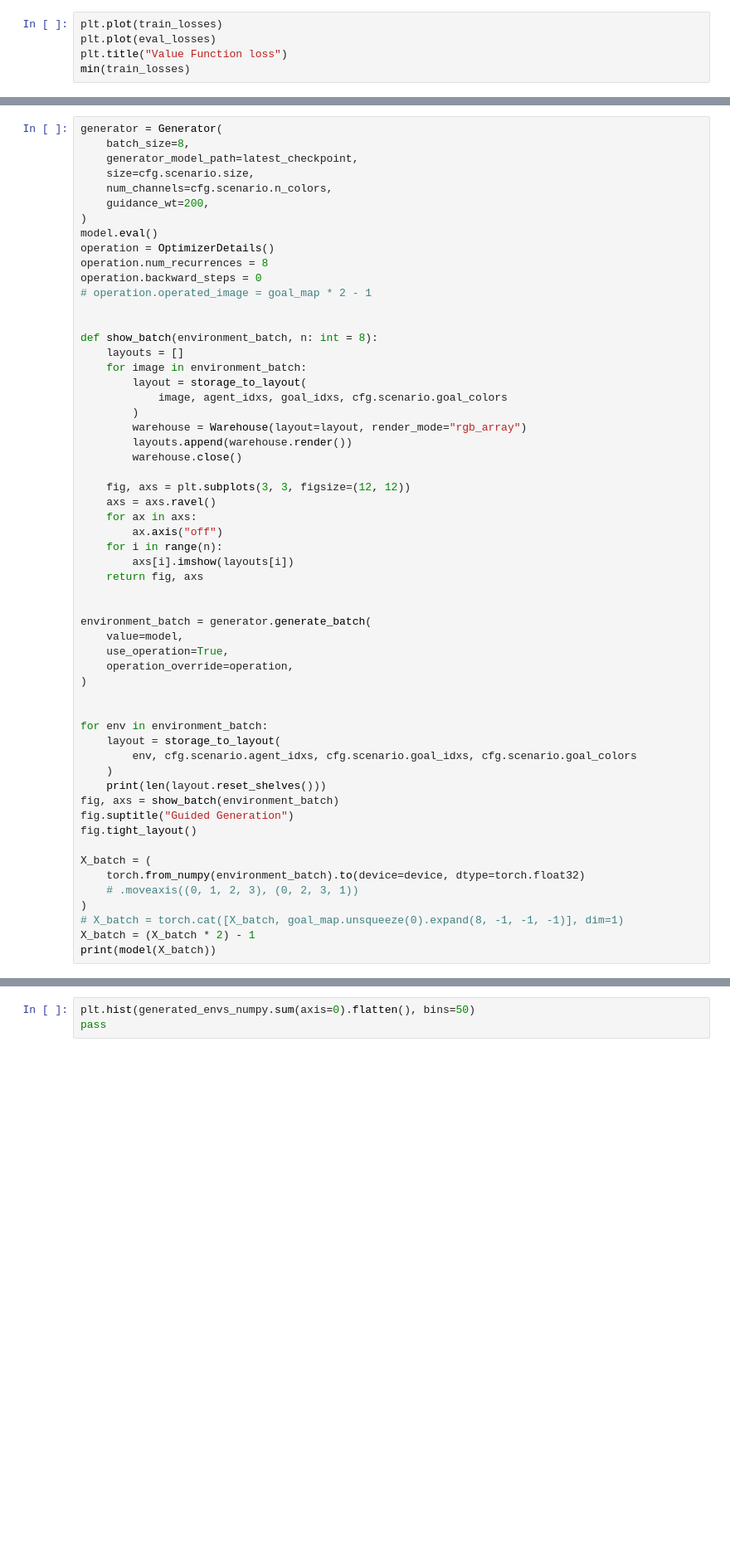
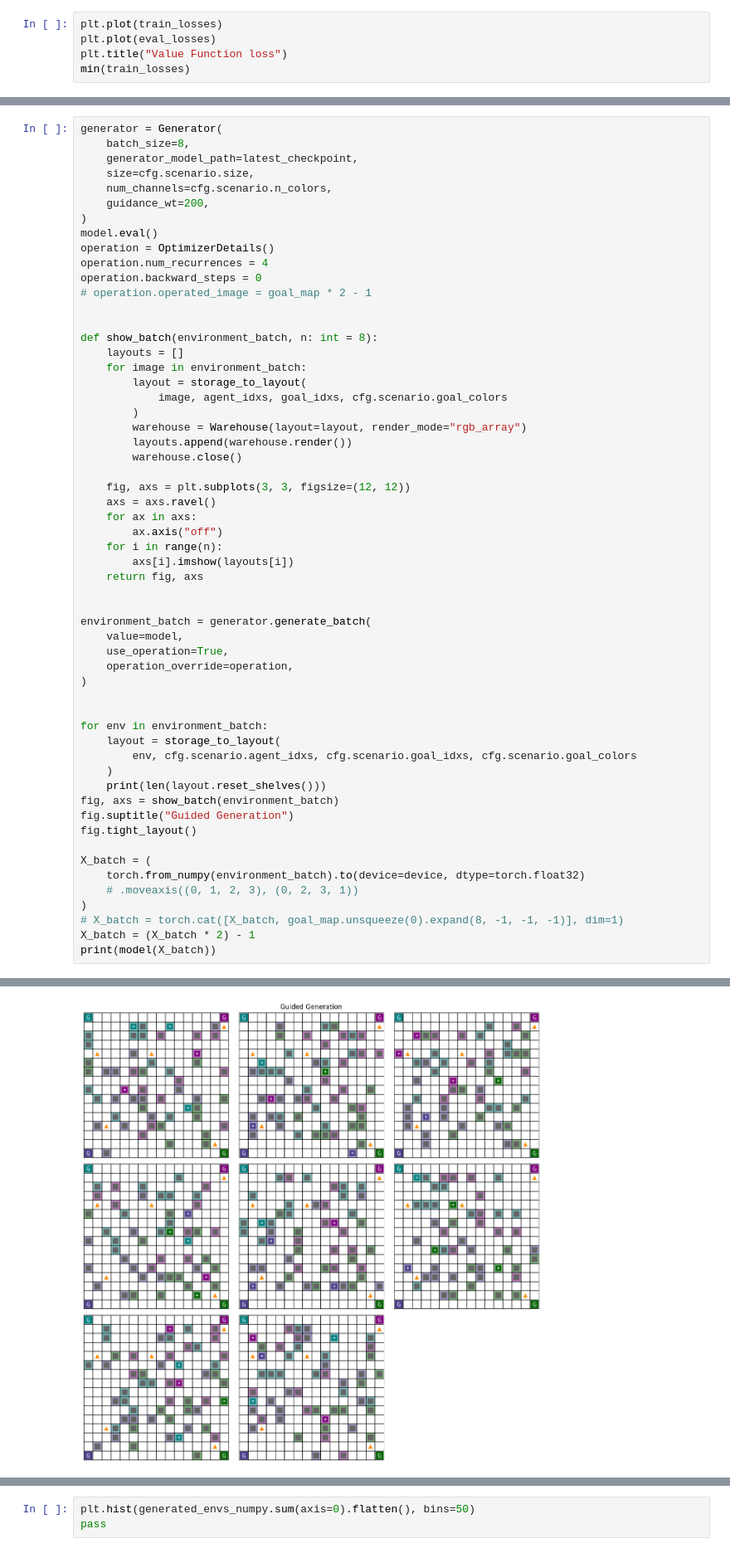
Before and after one commit to MarkHaoxiang/diffusion-co-design, a Jupyter notebook: notebooks/train_visualisation.ipynb, the cells around one changed output, grey strips where cells are left out. Shown: that part at 83% size. Cells and saved outputs as stored; diff of their text form; blank space fills up the shorter version.

```diff
--- a/notebooks/train_visualisation.ipynb
+++ b/notebooks/train_visualisation.ipynb
@@ -360,7 +357,7 @@ generator = Generator(
 )
 model.eval()
 operation = OptimizerDetails()
-operation.num_recurrences = 8
+operation.num_recurrences = 4
 operation.backward_steps = 0
 # operation.operated_image = goal_map * 2 - 1
 
@@ -407,3 +404,4 @@ X_batch = (
 # X_batch = torch.cat([X_batch, goal_map.unsqueeze(0).expand(8, -1, -1, -1)], dim=1)
 X_batch = (X_batch * 2) - 1
 print(model(X_batch))
+# %% [output]
@@ -410 +424,2 @@ print(model(X_batch))
+[figure, added]
 # %%
```
Also changed, not shown: parts of 7 cells of this notebook, 18 other files.
